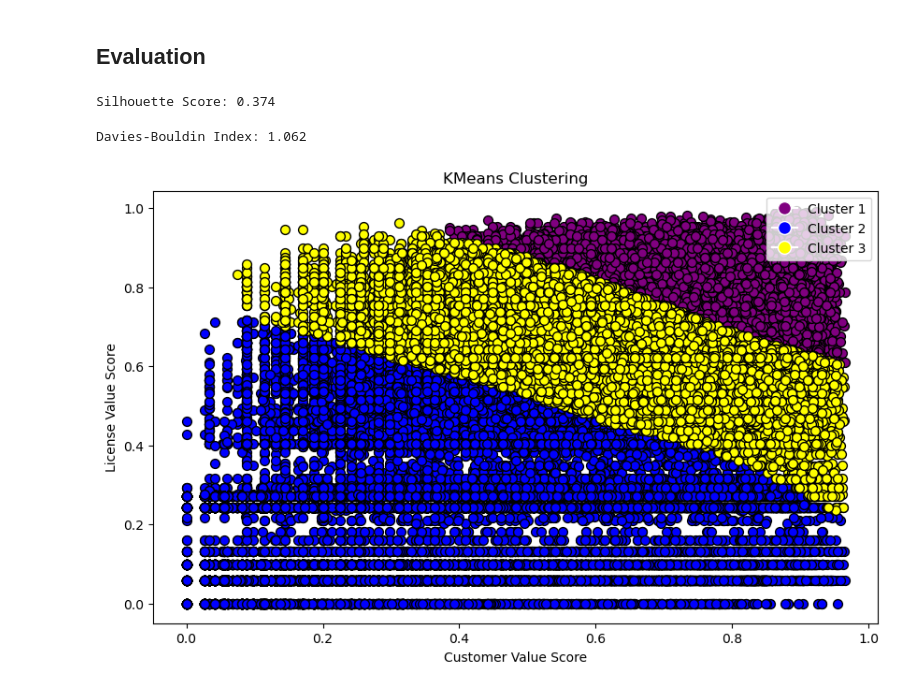
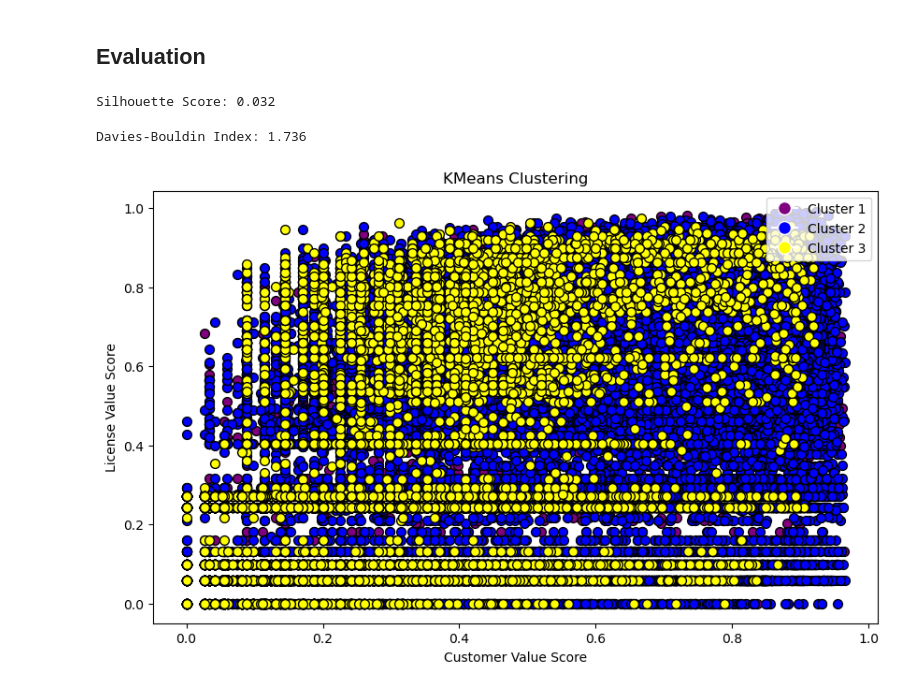
Before and after one commit to Magolizen34/cvs-transformers, a Jupyter notebook: notebooks/hybrid_embeddings_model.ipynb, the cells around one changed output. Drawn from its saved outputs; the diff is of its cells as text; code cells hidden in the pictures.

Commit message:
hybrid model

```diff
--- a/notebooks/hybrid_embeddings_model.ipynb
+++ b/notebooks/hybrid_embeddings_model.ipynb
@@ -133,9 +133,9 @@ features.shape
 # %%
 # Initialize and train the autoencoder model
 input_dim = features.shape[1]
-embedding_dim = 11  # Embedding dimension of 2 to make it easy to plot the resulting embeddings on a 2D scatter plot
+embedding_dim = 2  # Embedding dimension of 2 to make it easy to plot the resulting embeddings on a 2D scatter plot
 # %%
 embedding_model = EmbeddingModel(input_dim=input_dim, embedding_dim=embedding_dim, dropout_rate=0.2)
-embedding_model.train(score_features, epochs=100, batch_size=64, patience=10)
+embedding_model.train(features, epochs=100, batch_size=64, patience=10)
 # %% [output]
 Epoch 1/100
@@ -146,3 +158,3 @@ ValueError: in user code:
 # %%
-embeddings = embedding_model.get_embeddings(score_features)
+embeddings = embedding_model.get_embeddings(features)
 # %% [output]
@@ -235,47 +247,47 @@ fig.show()
 ## Evaluation
 # %%
 # Calculate Silhouette Score
-silhouette_avg = silhouette_score(scores_df, cluster_labels)
+silhouette_avg = silhouette_score(features_df, cluster_labels)
 print(f'Silhouette Score: {silhouette_avg:.3f}')
 # %% [output]
-Silhouette Score: 0.374
+Silhouette Score: 0.032
 # %%
 # Calculate Davies-Bouldin Index
-davies_bouldin_avg = davies_bouldin_score(scores_df, cluster_labels)
+davies_bouldin_avg = davies_bouldin_score(features_df, cluster_labels)
 print(f'Davies-Bouldin Index: {davies_bouldin_avg:.3f}')
 # %% [output]
-Davies-Bouldin Index: 1.062
+Davies-Bouldin Index: 1.736
 # %%
 # Define colors for each cluster
 cluster_colors = ['purple', 'blue', 'yellow', 'green']
 
 # Plot the clusters using the first two features
 plt.figure(figsize=(10, 6))
 
 # Scatter plot of the data points, colored by cluster label
 for i in range(kmeans.n_clusters):
-    plt.scatter(score_features[:, -2][cluster_labels == i], score_features[:, -1][cluster_labels == i], color=cluster_colors[i],
+    plt.scatter(features[:, -2][cluster_labels == i], features[:, -1][cluster_labels == i], color=cluster_colors[i],
                 label=f'Cluster {i+1}', marker='o', edgecolor='k', s=50)
 
 # Scatter plot of the data points
 # plt.scatter(score_features[:, -2], score_features[:, -1], c=cluster_labels, cmap='viridis', marker='o', edgecolor='k', s=50)
 
 # Scatter plot of the cluster centers
 # plt.scatter(cluster_centers[:, -2], cluster_centers[:, -1], c='red', marker='x', s=200, linewidths=3, edgecolor='k', label='Cluster Centers')
 
 # Create custom legend for clusters
 legend_elements = [Line2D([0], [0], marker='o', color='w', label=f'Cluster {i+1}',
                           markerfacecolor=cluster_colors[i], markersize=10) for i in range(kmeans.n_clusters)]
 # legend_elements.append(Line2D([0], [0], marker='x', color='w', label='Cluster Centers',
 #                               markerfacecolor='red', markersize=10, linestyle='None', markeredgewidth=2))
 
 # Add titles, labels and legend
 plt.legend(handles=legend_elements, loc='upper right')
 plt.title('KMeans Clustering')
 plt.xlabel('Customer Value Score')
 plt.ylabel('License Value Score')
 
 # Show plot
 plt.show()
 # %% [output]
-[figure, old version]
+[figure, new version]
```
Also changed, not shown: parts of 7 cells of this notebook.
